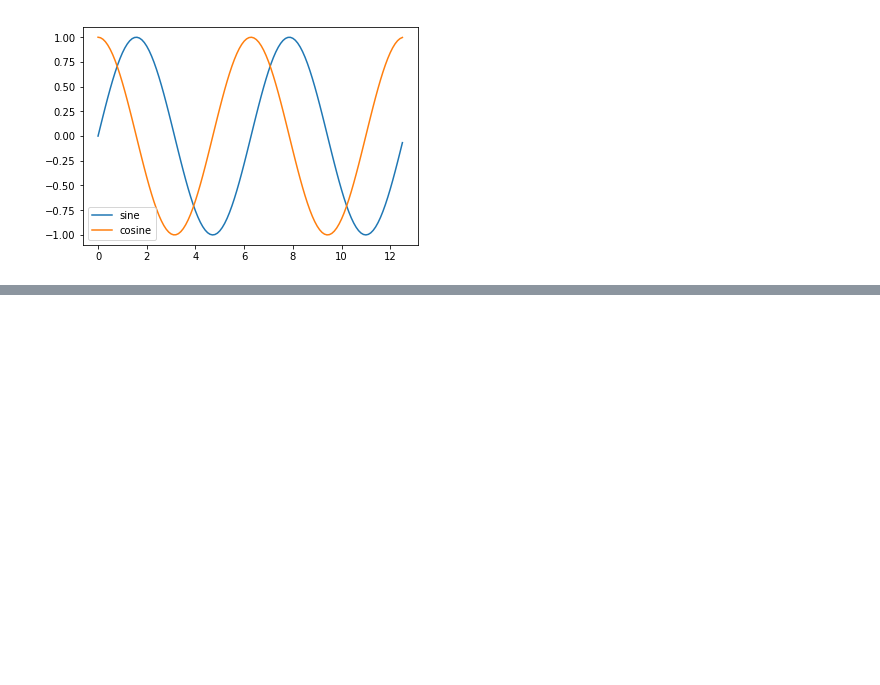
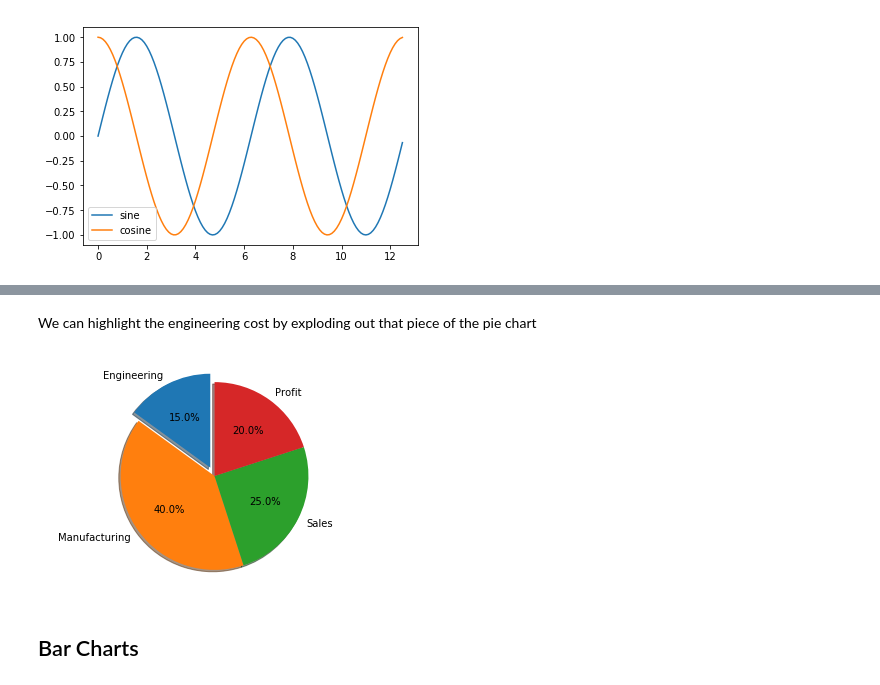
Before and after one commit to ProfessorKazarinoff/ENGR101, a Jupyter notebook: notes/Lab_8_Notes-Plotting_with_Python.ipynb, the cells around one changed output, grey strips where cells are left out. Drawn from its saved outputs; the diff is of its cells as text; code cells hidden in the pictures; blank space fills up the shorter version.

```diff
--- a/notes/Lab_8_Notes-Plotting_with_Python.ipynb
+++ b/notes/Lab_8_Notes-Plotting_with_Python.ipynb
@@ -336,0 +355,20 @@ plt.show()
+# %% [markdown]
+We can highlight the engineering cost by exploding out that piece of the pie chart
+# %%
+import matplotlib.pyplot as plt
+
+# Pie chart, where the slices will be ordered and plotted counter-clockwise:
+labels = 'Engineering', 'Manufacturing', 'Sales', 'Profit'
+sizes = [1.35, 3.60, 2.25, 1.80]
+explode = (0.1, 0, 0, 0)  # "explode" the 1st slice, 'Engineering'
+
+
+plt.pie(sizes, explode=explode, labels=labels, autopct='%1.1f%%',
+        shadow=True, startangle=90)
+
+plt.axis('equal')
+plt.show()
+# %% [output]
+[figure, added]
+# %% [markdown]
+## Bar Charts
```
Also changed, not shown: parts of 13 cells of this notebook, 3 other files.
